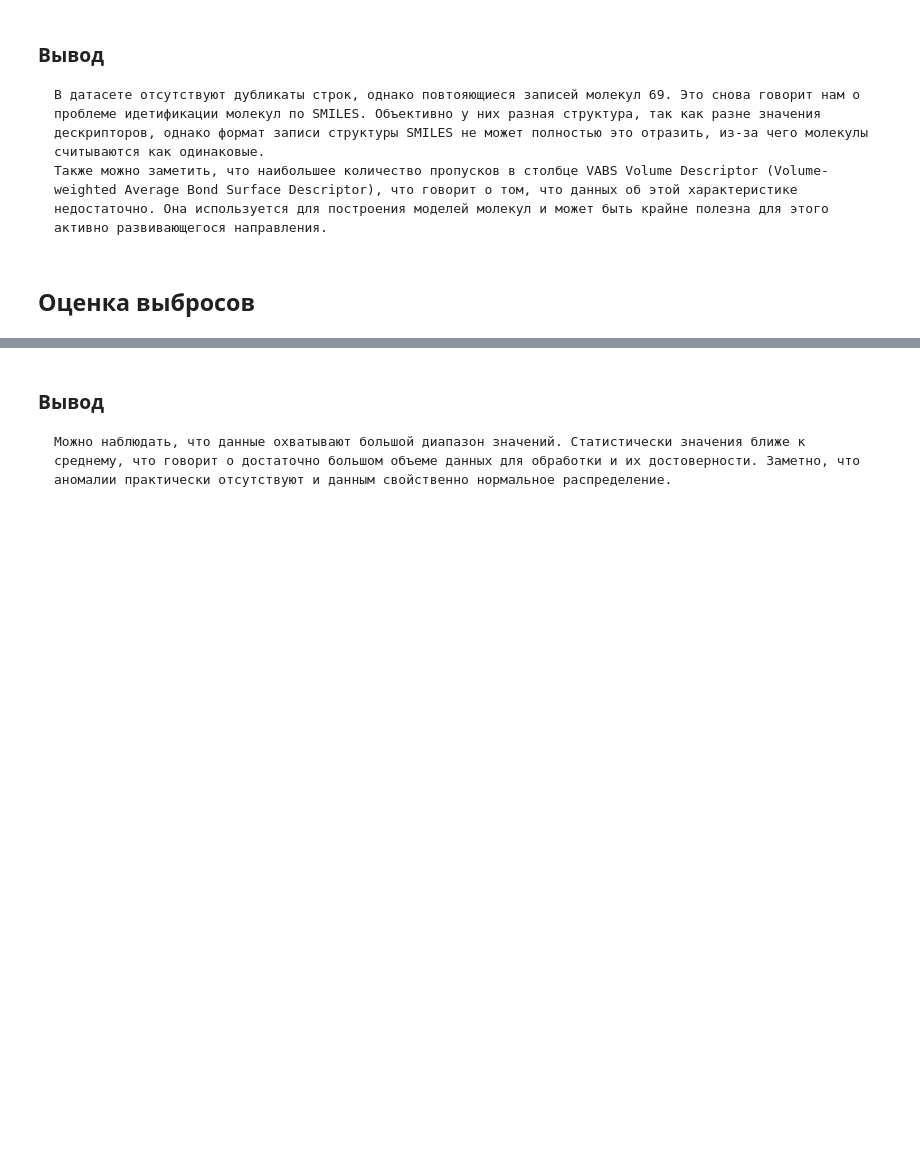
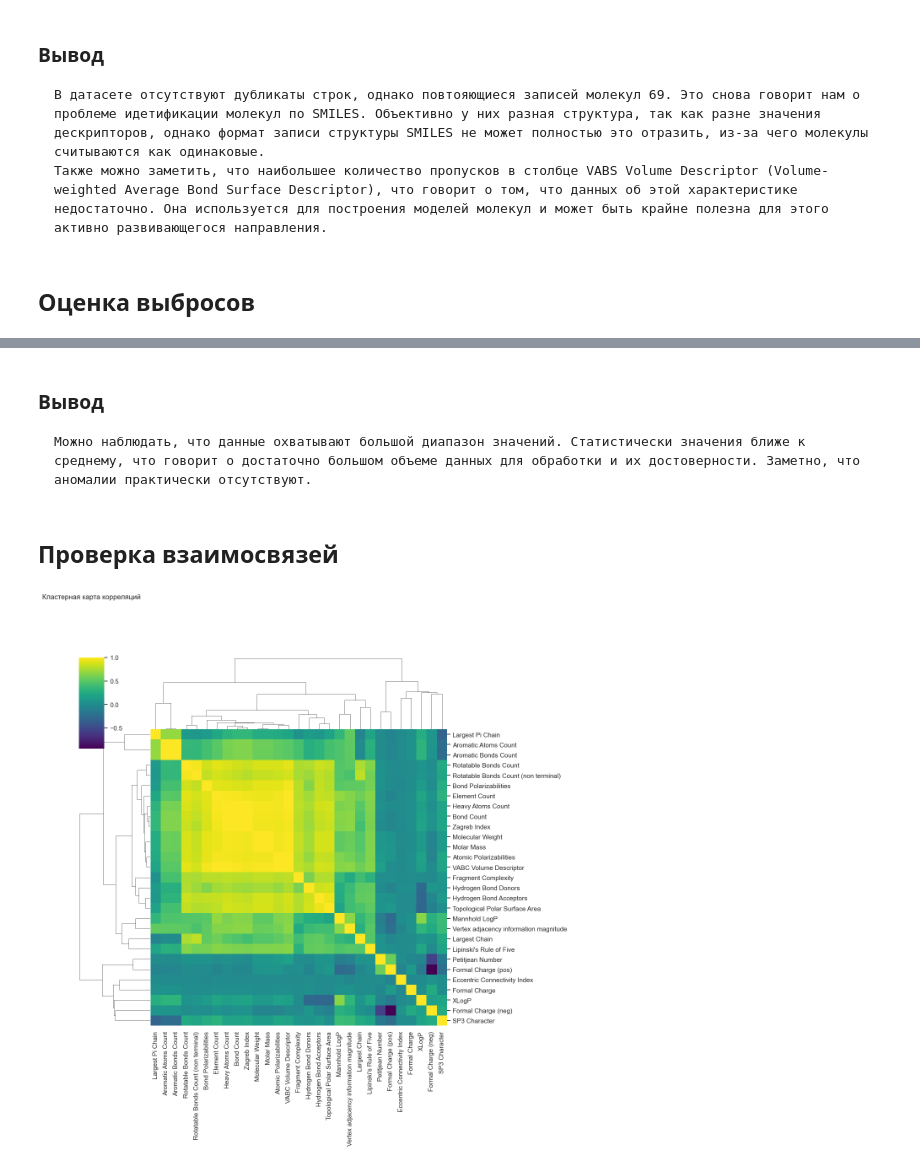
Before and after one commit to BezLiz/DDE, a Jupyter notebook: EDA.ipynb, the cells around one changed output, grey strips where cells are left out. Drawn from its saved outputs; the diff is of its cells as text; code cells hidden in the pictures; blank space fills up the shorter version.

```diff
--- a/EDA.ipynb
+++ b/EDA.ipynb
@@ -226,3 +226,20 @@ Rotatable Bonds Count (non terminal): 795 выбросов по IQR
 # %% [markdown]
 ### Вывод
-    Можно наблюдать, что данные охватывают большой диапазон значений. Статистически значения ближе к среднему, что говорит о достаточно большом объеме данных для обработки и их достоверности. Заметно, что аномалии практически отсутствуют и данным свойственно нормальное распределение.
+    Можно наблюдать, что данные охватывают большой диапазон значений. Статистически значения ближе к среднему, что говорит о достаточно большом объеме данных для обработки и их достоверности. Заметно, что аномалии практически отсутствуют.
+# %% [markdown]
+## Проверка взаимосвязей
+# %%
+import seaborn as sns
+
+# Установка единого стиля для всех графиков
+sns.set_theme(style="whitegrid", palette="viridis")
+
+# Проверка взаимосвязей между числовыми признаками (кластерная карта)
+numeric_cols = df.select_dtypes(include='number').columns.drop('index', errors='ignore')
+corr = df[numeric_cols].corr()
+
+sns.clustermap(corr, cmap="viridis", figsize=(12,12))
+plt.title("Кластерная карта корреляций", pad=100)
+plt.show()
+# %% [output]
+[figure, added]
```
Also changed, not shown: parts of 5 cells of this notebook.
